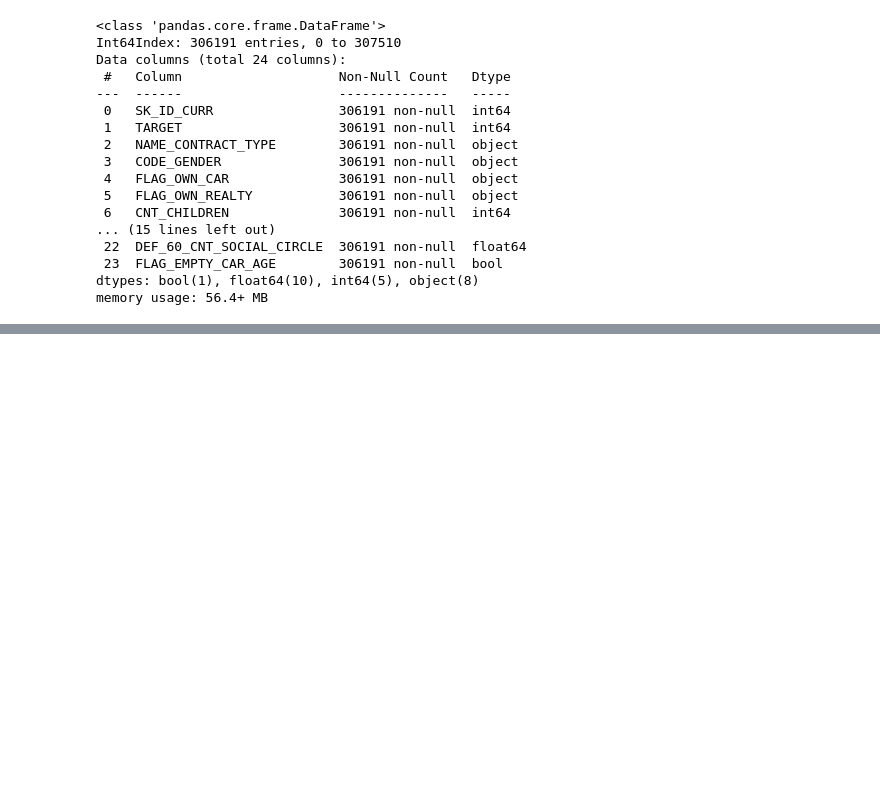
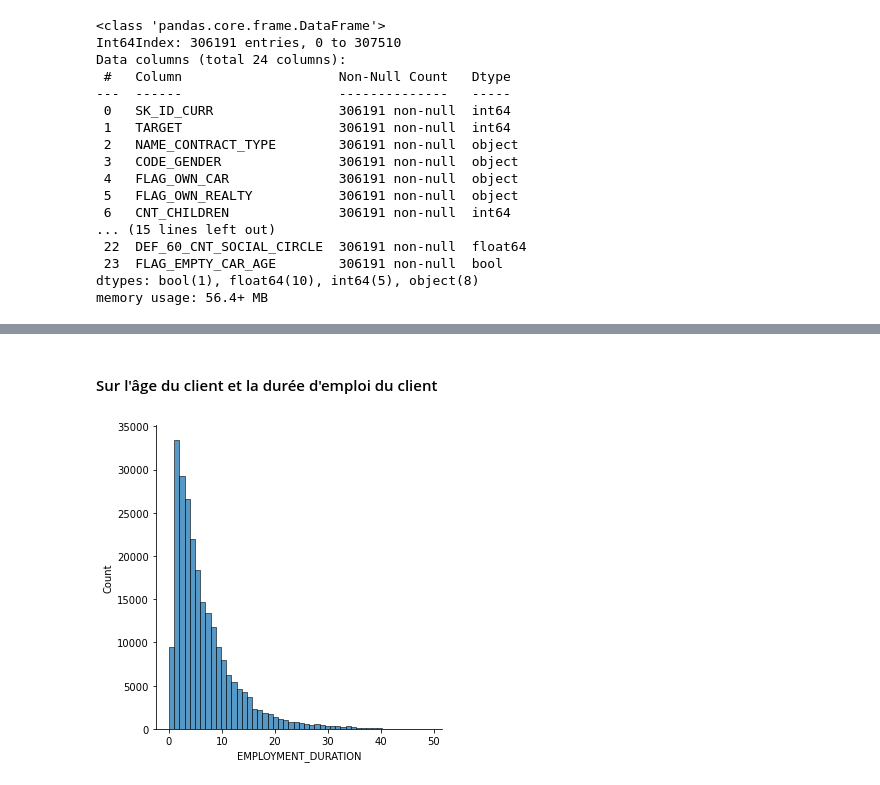
Before and after one commit to sebastienbourgeois/oc-p7-implementer-modele-scoring, a Jupyter notebook: code/modelisation.ipynb, the cells around one changed output, grey strips where cells are left out. Cells and saved outputs as stored; diff of their text form; code cells hidden in the pictures; blank space fills up the shorter version.

Commit message:
Features engineering effectuées sur l'âge du client et l'ancienneté de l'emploi et suppression de OBS_30_CNT_SOCIAL_CIRCLE

```diff
--- a/code/modelisation.ipynb
+++ b/code/modelisation.ipynb
@@ -1363,0 +1383,6 @@ Name: OWN_CAR_TYPE, dtype: int64
+# %% [markdown]
+#### Sur l'âge du client et la durée d'emploi du client
+# %%
+sns.displot(x='EMPLOYMENT_DURATION', data=credits[credits['EMPLOYMENT_DURATION'] != -1001], bins=50);
+# %% [output]
+[figure, added]
```
Also changed, not shown: parts of 130 cells of this notebook.
